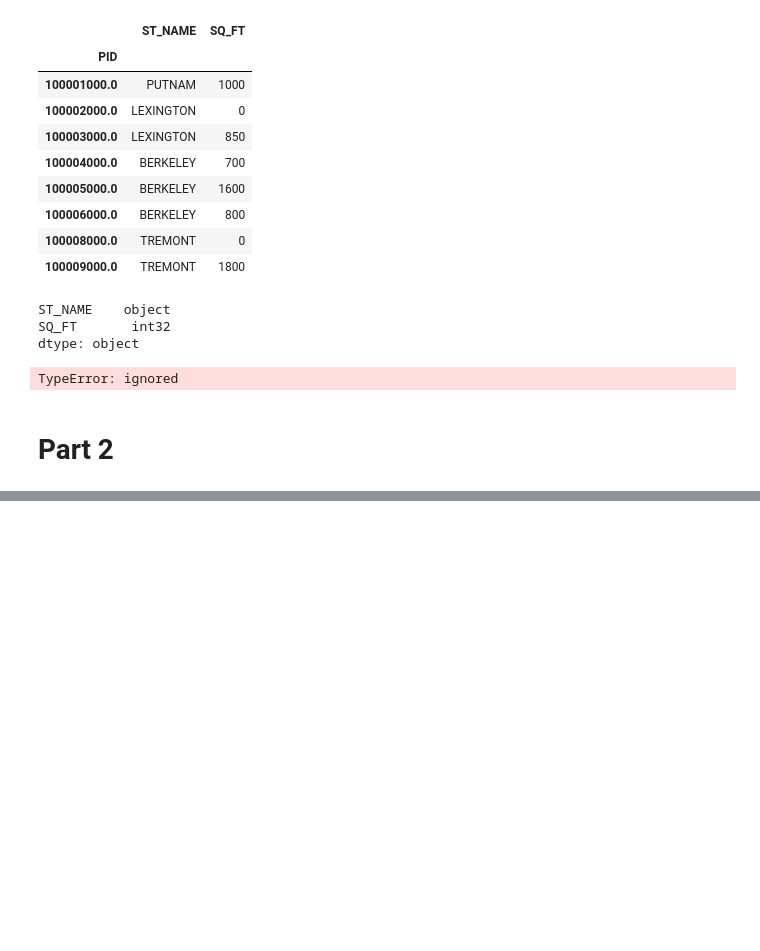
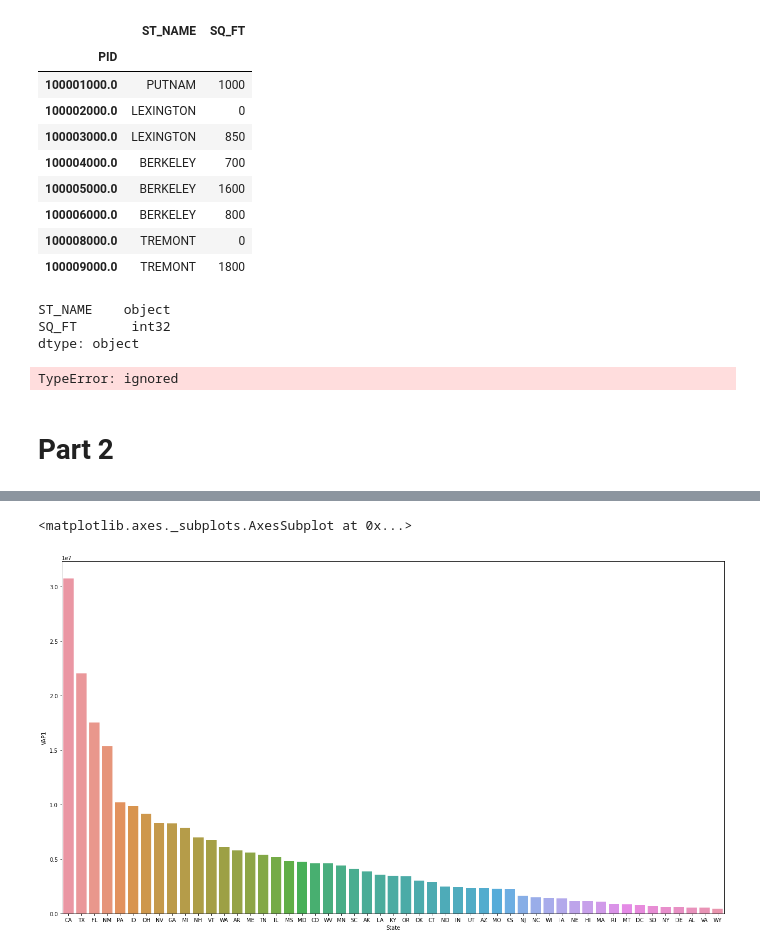
Before and after one commit to unitxero/Data_Analysis_MC, a Jupyter notebook: Day_7_Group_Assignment.ipynb, the cells around one changed output, grey strips where cells are left out. Saved outputs shown, nothing was run; the diff lists cells and outputs as text; code cells hidden in the pictures; blank space fills up the shorter version.

```diff
--- a/Day_7_Group_Assignment.ipynb
+++ b/Day_7_Group_Assignment.ipynb
@@ -254,0 +459,2 @@ TypeError: ignored
+# %%
+df_graph_vap_sort = df_graph_prep_3.sort_values(by = 'VAP1',ascending= False)
@@ -254,0 +501,6 @@ TypeError: ignored
+# %%
+plt.figure(figsize = (22,12))
+sns.barplot(x = 'State', y = 'VAP1', data=df_graph_vap_sort)
+# %% [output]
+<matplotlib.axes._subplots.AxesSubplot at 0x...>
+[figure, added]
```
Also changed, not shown: parts of 67 cells of this notebook.
